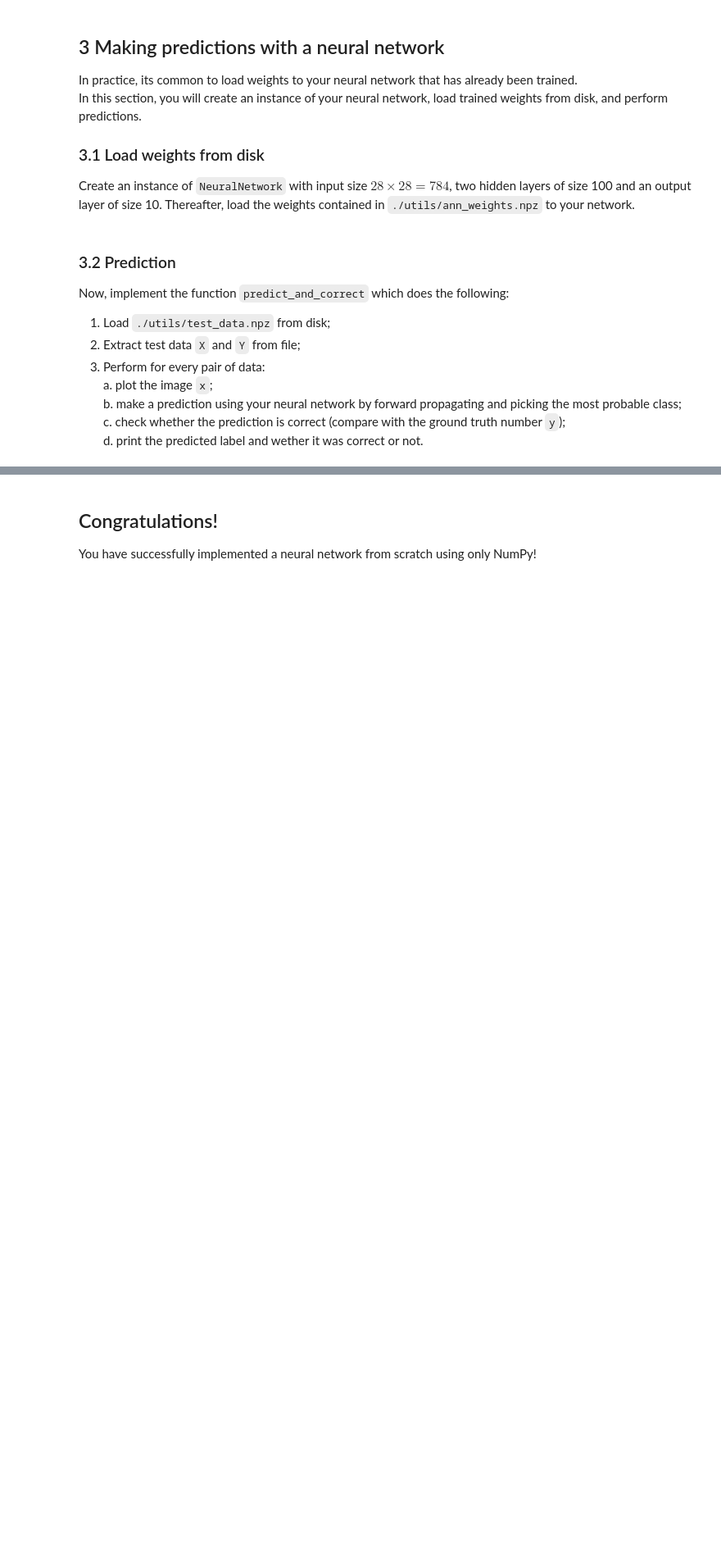
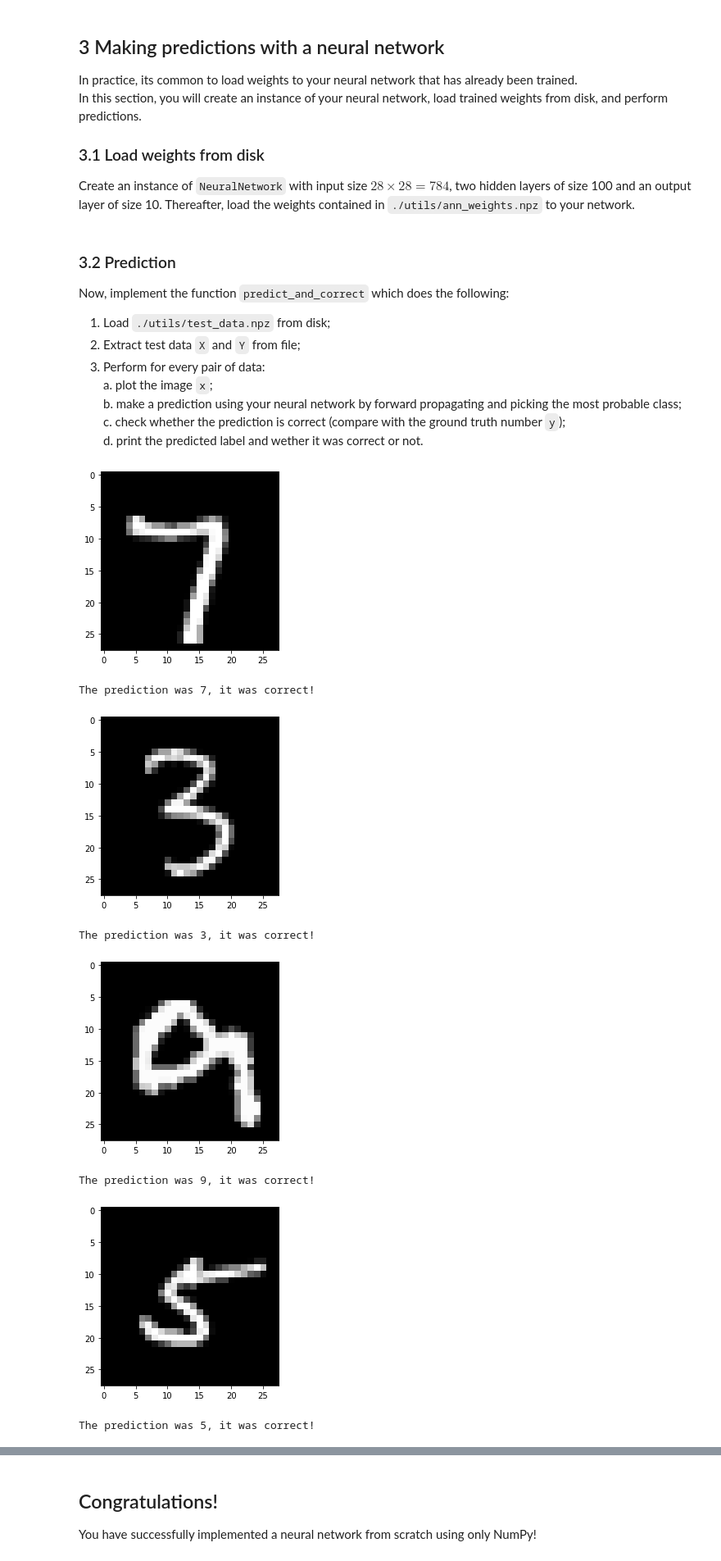
Before and after one commit to NicholasGranlund/SSY340-Deep-Machine-Learning, a Jupyter notebook: IHA1/IHA1.ipynb, the cells around one changed output, grey strips where cells are left out. Shown at 82% size. Drawn from its saved outputs; the diff is of its cells as text; code cells hidden in the pictures; blank space fills up the shorter version.

```diff
--- a/IHA1/IHA1.ipynb
+++ b/IHA1/IHA1.ipynb
@@ -632,7 +655,22 @@ class NeuralNetwork:
 
         self.input_n = None # TODO
         self.layers = None # TODO
+
         # YOUR CODE HERE
+
+        # Set the attribute self.input_n simply to input_n.
+        self.input_n = input_n
+
+        # Set the first instance of class "Layer" manually inside a List.
+        self.layers = [Layer(self.input_n, layer_dims[0], relu)]
+
+        # Iterate thorugh the hidden "Layers" in a list comprehension an set dimensions as instructed.
+        [self.layers.append(Layer(layer_dims[l], layer_dims[l+1], relu)) for l in range(len(layer_dims)-2)]
+
+        # Set the last classification layer using the softmax activation.
+        self.layers.append(Layer(layer_dims[-2], layer_dims[-1], softmax))
+
+
 
     def forward_prop(self, x):
         """
@@ -649,6 +687,14 @@ class NeuralNetwork:
         a = None # TODO
         # YOUR CODE HERE
 
+        # Set first activation = features
+        a = x
+
+        # iterate through the layers and forward propagate using the method forward_prop for the instance of "Layer"
+        for layer in self.layers:
+            a = layer.forward_prop(a)
+
+        # Return the final activation from the softmac activation layer
         return a
 # %%
 # test case
@@ -663,6 +711,7 @@ Create an instance of `NeuralNetwork` with input size $28 \times 28 = 784$, two
 # %%
 ann = None # TODO: create instance of ann
 # YOUR CODE HERE
+ann = NeuralNetwork(28*28, [100, 100, 10])
 
 # load weights
 weights = np.load('./utils/ann_weights.npz')
@@ -682,26 +731,40 @@ Now, implement the function `predict_and_correct` which does the following:
 # %%
 def predict_and_correct(ann):
     """ Load test data from file and predict using your neural network.
     Make a prediction for ever data sample and print it along with wether it was a correct prediction or not
 
     Arguments:
     ann - the neural network to use for prediction. Has type `NeuralNetwork`
 
     Returns: # for test case purposes
     A `numpy.ndarray` of predicted classes (integers [0-9]) with shape (11,)
     """
     data = np.load('./utils/test_data.npz')
     X, cls = data['X'], data['Y']
 
     cls_preds = None # TODO: make a predicted number for every image in X
     # YOUR CODE HERE
 
+    # Simply forward propagate X in the NeuralNetwork. Then use np.argmax to identify which number had the
+    # highest probability of beeing present in the image. Take max from axis=1
+    cls_preds = np.argmax(ann.forward_prop(X), axis=1)
+
+
     for i in range(len(X)):
         plt.imshow(X[i].reshape(28,28), cmap='gray')
         plt.show()
         correct = cls_preds[i] == cls[i]
         print('The prediction was {0}, it was {1}!'.format(cls_preds[i], 'correct' if correct else 'incorrect'))
 
     return cls_preds
 
 cls_pred = predict_and_correct(ann)
+# %% [output]
+[figure, added]
+The prediction was 7, it was correct!
+[figure, added]
+The prediction was 3, it was correct!
+[figure, added]
+The prediction was 9, it was correct!
+[figure, added]
+The prediction was 5, it was correct!
```
Also changed, not shown: parts of 11 cells of this notebook.
